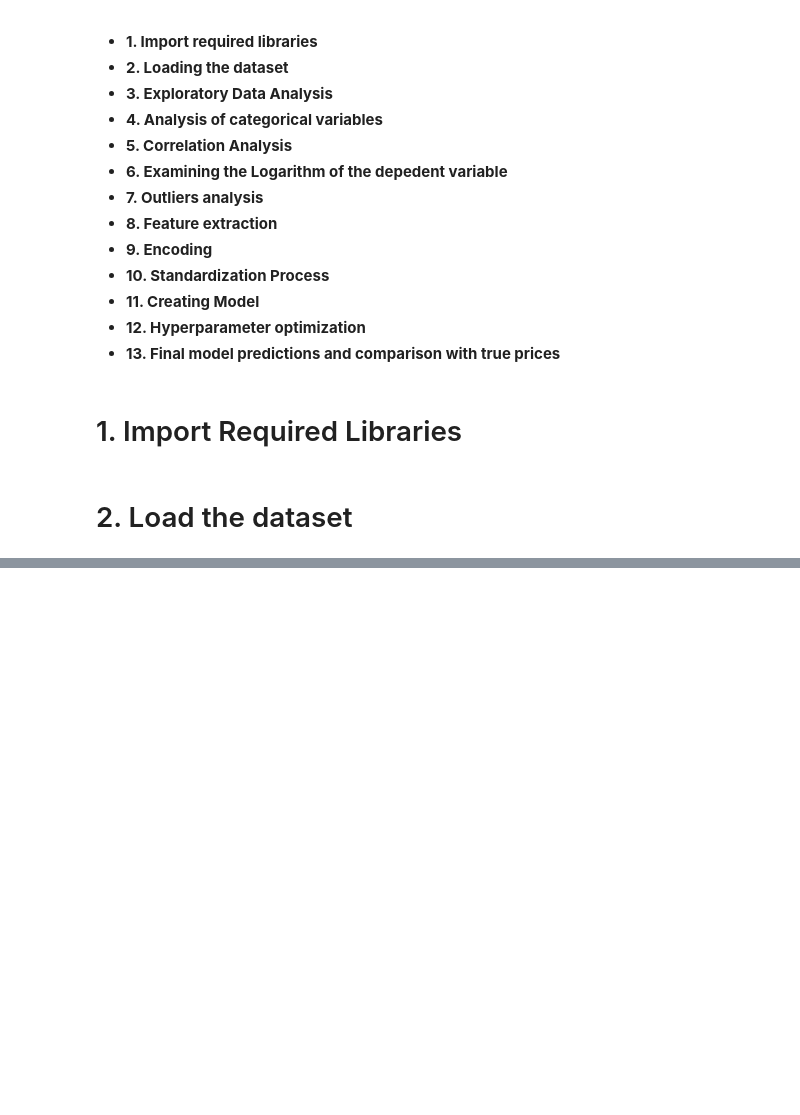
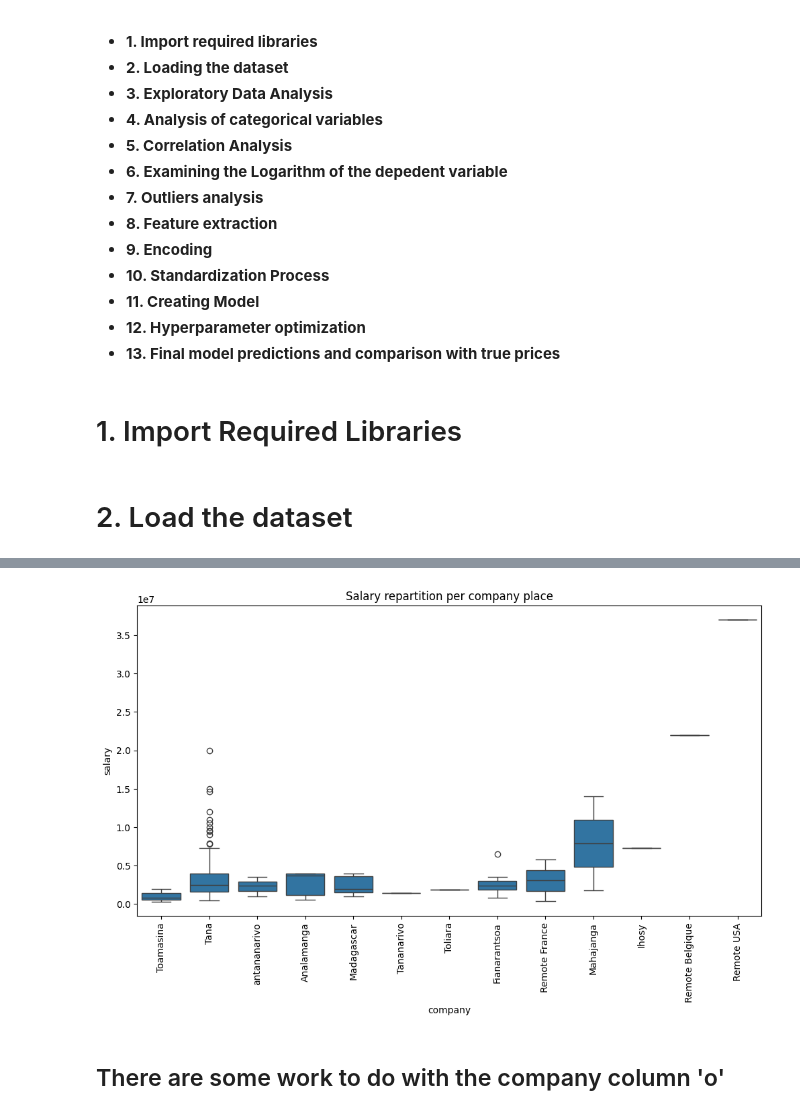
Before and after one commit to Malagasy-IT-worker/Machine-Learning-Karama, a Jupyter notebook: monitor.ipynb, the cells around one changed output, grey strips where cells are left out. Cells and saved outputs as stored; diff of their text form; code cells hidden in the pictures; blank space fills up the shorter version.

```diff
--- a/monitor.ipynb
+++ b/monitor.ipynb
@@ -74,0 +74,8 @@ df.head(8)
+# %%
+df = df[df['Firenena Hitoerana'] == 'Madagascar']
+df = df.rename(columns={
+    'Province/Remote': 'company',
+    'Titre': 'title',
+    'Taona niasana': 'year_experience',
+    'Karama': 'salary'
+})
@@ -74,0 +84,5 @@ df.head(8)
+# %%
+df['year_experience'] = df['year_experience'].str.replace(',', '.').astype(float)
+df['company'] = df['company'].str.replace('Antananarivo', 'Tana').astype(str)
+df['salary'] = df['salary'].str.replace(' ', '').astype(int)
+df = df.drop(columns=['Firenena Hitoerana', 'Unité', 'Fréquence'])
@@ -74,0 +117,10 @@ df.head(8)
+# %%
+plt.figure(figsize=(12, 6))
+sns.boxplot(x='company', y='salary', data=df)
+plt.xticks(rotation=90)
+plt.title('Salary repartition per company place')
+plt.show()
+# %% [output]
+[figure, added]
+# %% [markdown]
+## There are some work to do with the company column 'o'
```
Also changed, not shown: parts of 10 cells of this notebook.
